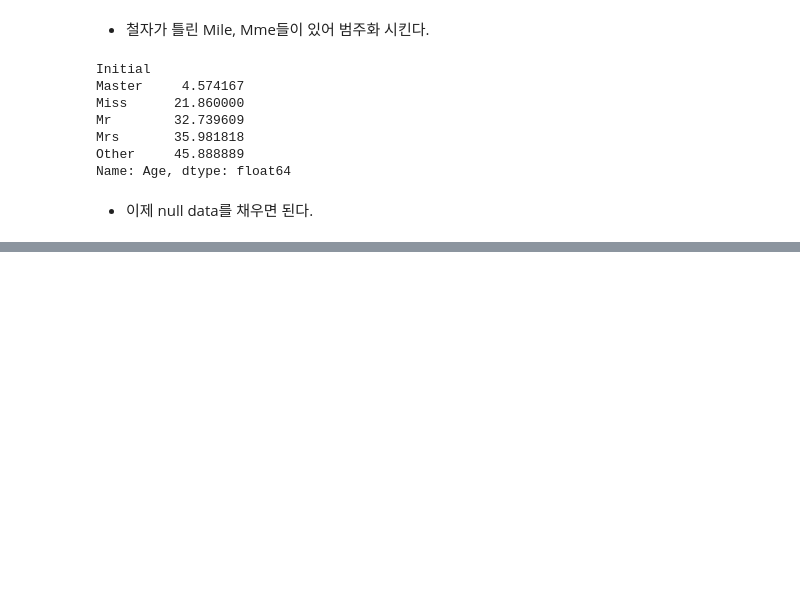
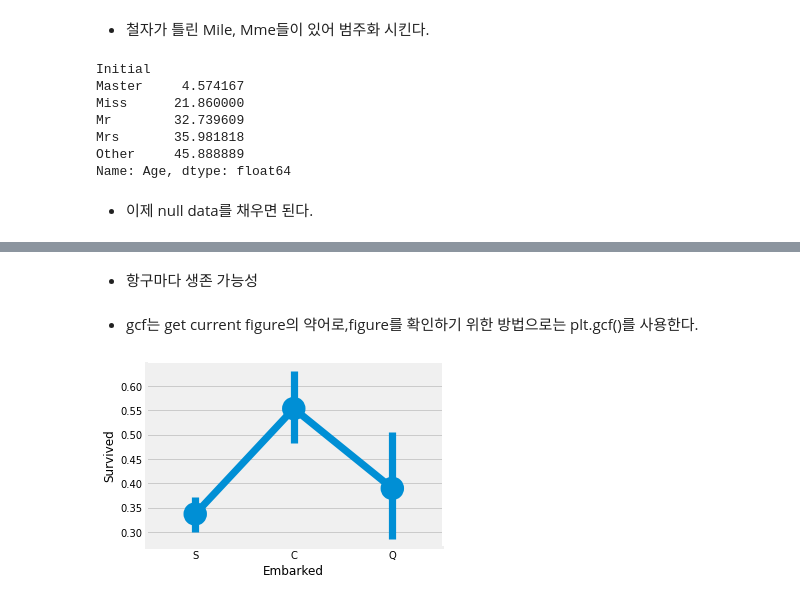
Before and after one commit to Yumpop/Kaggle_practice, a Jupyter notebook: titanic-second-project-1.ipynb, the cells around one changed output, grey strips where cells are left out. Saved outputs shown, nothing was run; the diff lists cells and outputs as text; code cells hidden in the pictures; blank space fills up the shorter version.

```diff
--- a/titanic-second-project-1.ipynb
+++ b/titanic-second-project-1.ipynb
@@ -171,0 +206,11 @@ True
+# %% [markdown]
+- 항구마다 생존 가능성
+# %% [markdown]
+- gcf는 get current figure의 약어로,figure를 확인하기 위한 방법으로는 plt.gcf()를 사용한다.
+# %%
+sns.factorplot('Embarked','Survived',data=data)
+fig = plt.gcf()
+fig.set_size_inches(5,3)
+plt.show()
+# %% [output]
+[figure, added]
```
Also changed, not shown: parts of 28 cells of this notebook.
